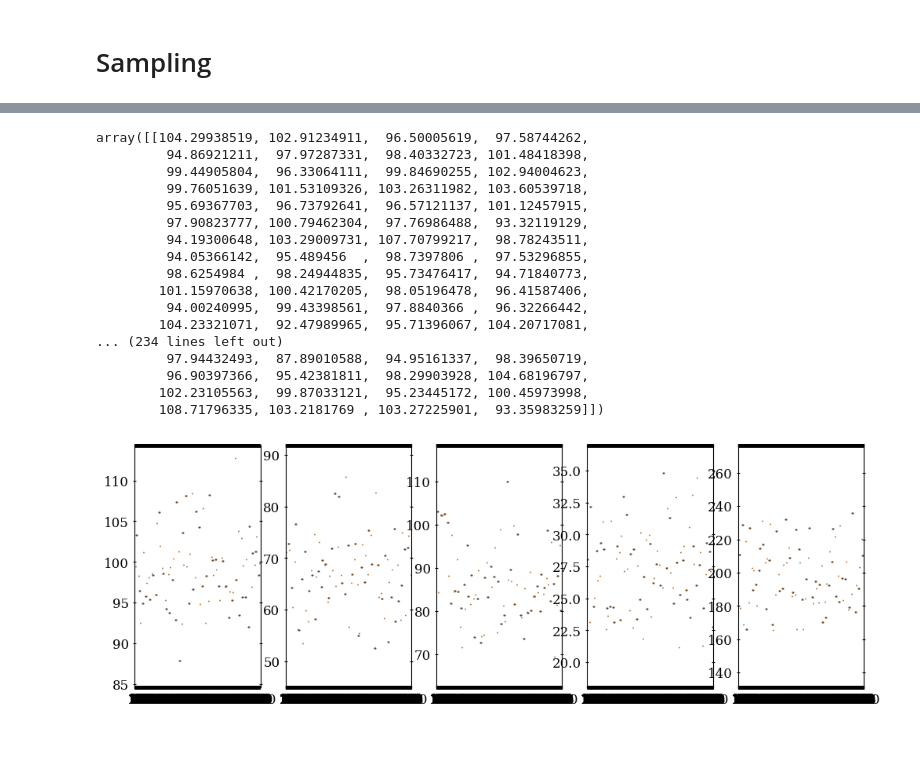
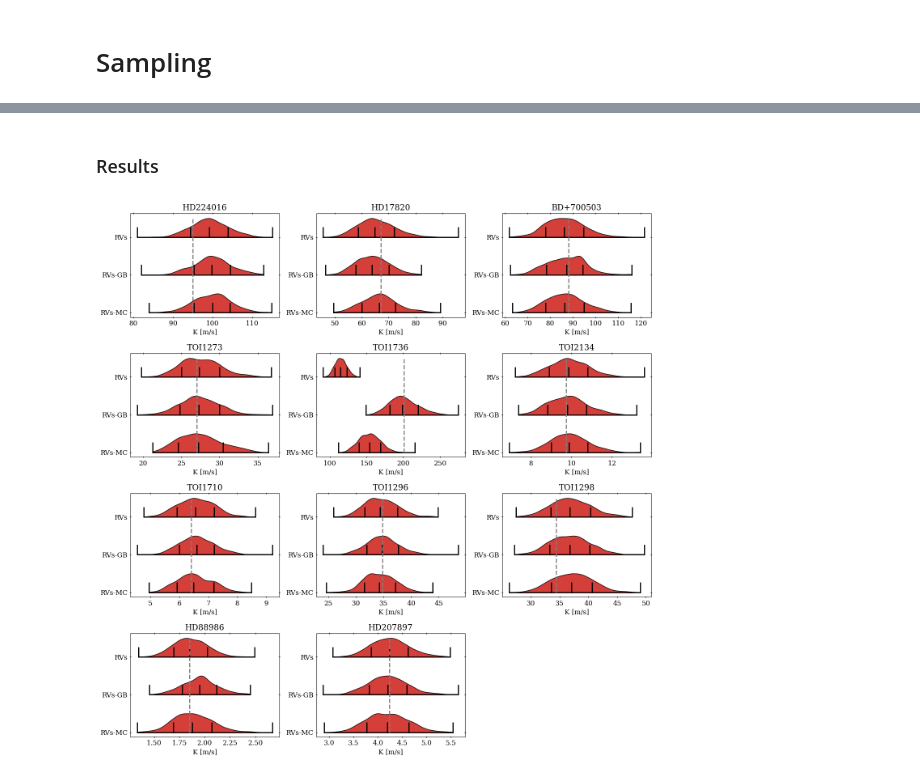
Before and after one commit to juanserrano90/sophieML, a Jupyter notebook: tests-1planet.ipynb, the cells around one changed output, grey strips where cells are left out. Cells and saved outputs as stored; diff of their text form; code cells hidden in the pictures; blank space fills up the shorter version.

```diff
--- a/tests-1planet.ipynb
+++ b/tests-1planet.ipynb
@@ -286,14 +357,13 @@ NUTS: [P, K, logs, trend, ecc, __omega_angle1, __omega_angle2, t0]
 # %%
 summary = dict()
 
-for key in data.keys():
+for key in all_stars.keys():
     for i in range(3):
-        summary[key+'_'+str(i)] = az.summary(traces[key+'_'+str(i)], stat_funcs={'median': np.median, 'std':np.std}, hdi_prob=0.997, round_to=6,
+        st = 'data_'+key+'_'+str(i)
+        summary[st] = az.summary(alltraces[st], stat_funcs={'median': np.median, 'std':np.std}, hdi_prob=0.997, round_to=6,
                     var_names=[
                         't0', 'P', 'ecc', 'omega', 'K', 'logs', 'trend'
                         ])
-        print(summary[key+'_'+str(i)].ess_bulk.mean(), summary[key+'_'+str(i)].ess_tail.mean(), summary[key+'_'+str(i)].r_hat.max())
-        st = key+'_'+str(i)
-        az.to_netcdf(traces[key+'_'+str(i)], f'trace.{st}.save')
+        print(summary[st].ess_bulk.mean(), summary[st].ess_tail.mean(), summary[st].r_hat.max())
 # %% [output]
 arviz - WARNING - Shape validation failed: input_shape: (1, 1000), minimum_shape: (chains=2, draws=4)
@@ -365,31 +490,36 @@ K: 197+/-20     K_gb: 114+/-8     K_mc: 199+/-19
-# %%
-boxdict['data_HD224016'][0]
-# %% [output]
-array([[104.29938519, 102.91234911,  96.50005619,  97.58744262,
-         94.86921211,  97.97287331,  98.40332723, 101.48418398,
-         99.44905804,  96.33064111,  99.84690255, 102.94004623,
-         99.76051639, 101.53109326, 103.26311982, 103.60539718,
-         95.69367703,  96.73792641,  96.57121137, 101.12457915,
-         97.90823777, 100.79462304,  97.76986488,  93.32119129,
-         94.19300648, 103.29009731, 107.70799217,  98.78243511,
-         94.05366142,  95.489456  ,  98.7397806 ,  97.53296855,
-         98.6254984 ,  98.24944835,  95.73476417,  94.71840773,
-        101.15970638, 100.42170205,  98.05196478,  96.41587406,
-         94.00240995,  99.43398561,  97.8840366 ,  96.32266442,
-        104.23321071,  92.47989965,  95.71396067, 104.20717081,
-... (234 lines left out)
-         97.94432493,  87.89010588,  94.95161337,  98.39650719,
-         96.90397366,  95.42381811,  98.29903928, 104.68196797,
-        102.23105563,  99.87033121,  95.23445172, 100.45973998,
-        108.71796335, 103.2181769 , 103.27225901,  93.35983259]])
-# %%
-fig, axes = plt.subplots(nrows=1, ncols=5, figsize=(12, 4))
-
-# rectangular box plot
-for i, key in enumerate(data.keys()):
-    bplot1 = axes[i].boxplot(boxdict[key][0],
-                     vert=True,  # vertical box alignment
-                     patch_artist=True)#,  # fill with color
-                     #labels=list(data.keys()))  # will be used to label x-ticks
-# %% [output]
-[figure, removed]
+# %% [markdown]
+### Results
+# %%
+fig, axs = plt.subplots(nrows=4, ncols=3, figsize=(14, 14))
+k=0
+for i in range(4):
+    for j in range(3):
+        if i == 3 and j > 1:
+            axs[i,j].set_visible(False)
+            continue
+        label = list(dict_posteriors.keys())[k]
+        parts = axs[i,j].violinplot(dict_posteriors[label], side='high', vert=False, positions=[3,2.5,2],
+                            quantiles=[[0.16, 0.5, 0.84],[0.16, 0.5, 0.84],[0.16, 0.5, 0.84]], points=500)
+        axs[i,j].vlines(all_stars[label][2], ymin=2, ymax=3.25, color='gray', linestyle='--', lw=2)
+        axs[i,j].set_title(label)
+        axs[i,j].set_xlabel('K [m/s]')
+        axs[i,j].set_yticks([3,2.5,2], ['RVs', 'RVs-GB', 'RVs-MC'])
+        for pc in parts['bodies']:
+            pc.set_facecolor('#D43F3A')
+            pc.set_edgecolor('black')
+            pc.set_alpha(1)
+        parts['cquantiles'].set_linewidth(2)
+        parts['cquantiles'].set_edgecolor('black')
+        parts['cmins'].set_edgecolor('black')
+        parts['cmaxes'].set_edgecolor('black')
+        parts['cmins'].set_linewidth(2)
+        parts['cmaxes'].set_linewidth(2)
+        parts['cbars'].set_linewidth(2)
+        parts['cbars'].set_edgecolor('black')
+        k+=1
+fig.tight_layout()
+fig.subplots_adjust(hspace=0.35, wspace=0.25)
+# save the figure in pdf format with good resolution
+fig.savefig('violinplot.pdf', dpi=300)
+# %% [output]
+[figure, added]
```
Also changed, not shown: parts of 19 cells of this notebook, 14 other files.
